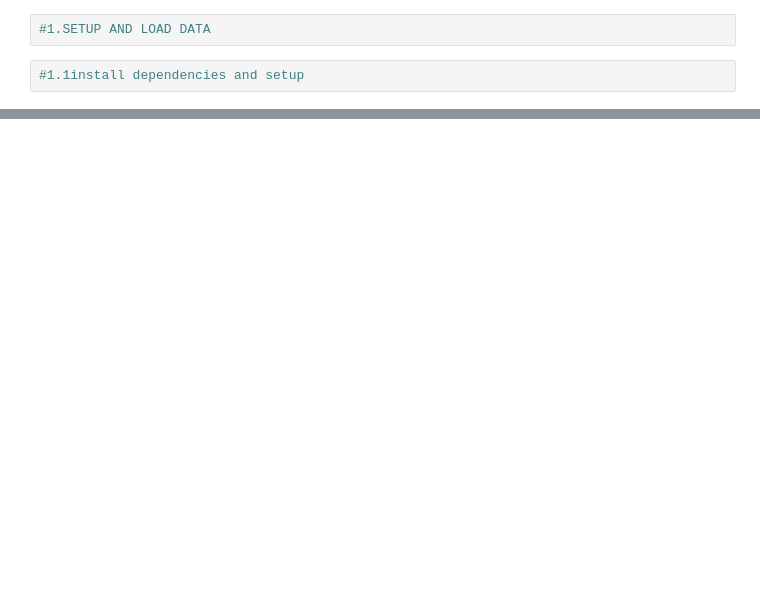
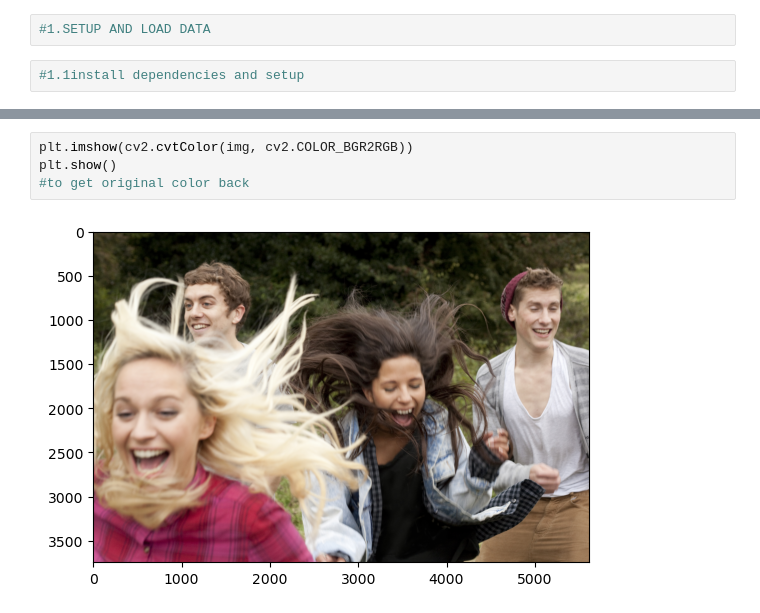
Before and after one commit to MRamya-sri/imageclassifier, a Jupyter notebook: imageclassification-checkpoint.ipynb, the cells around one changed output, grey strips where cells are left out. Drawn from its saved outputs; the diff is of its cells as text; blank space fills up the shorter version.

```diff
--- a/imageclassification-checkpoint.ipynb
+++ b/imageclassification-checkpoint.ipynb
@@ -32,0 +155,6 @@ pip list
+# %%
+plt.imshow(cv2.cvtColor(img, cv2.COLOR_BGR2RGB))
+plt.show()
+#to get original color back
+# %% [output]
+[figure, added]
```
Also changed, not shown: parts of 78 cells of this notebook.
